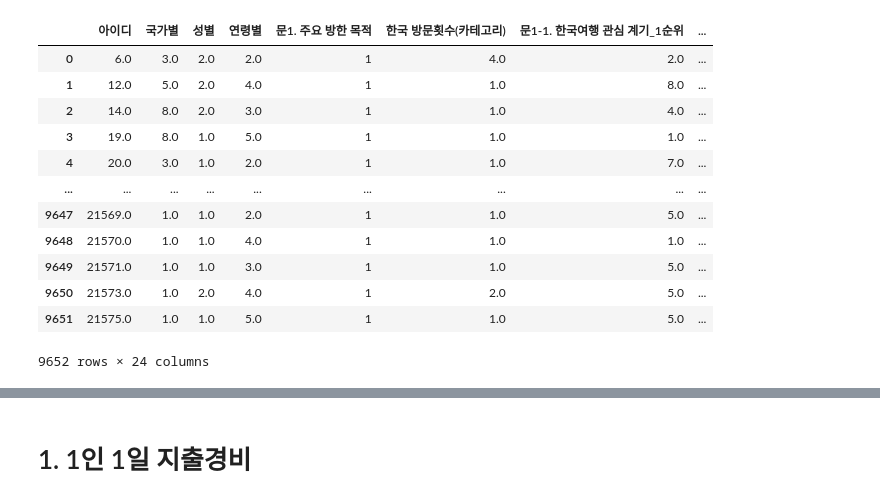
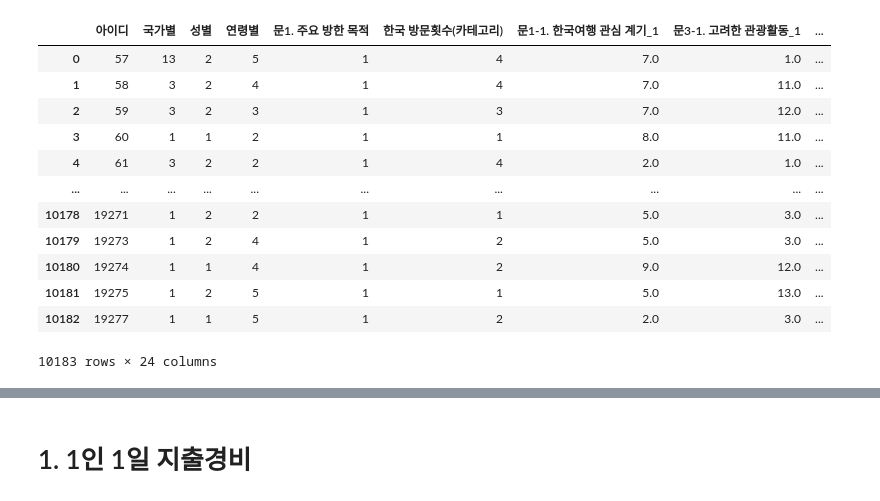
Before and after one commit to mariethecat08/korea-tour-recommender, a Jupyter notebook: notebooks/실험용/4차_전처리.ipynb, the cells around one changed output, grey strips where cells are left out. Cells and saved outputs as stored; diff of their text form; code cells hidden in the pictures.

```diff
--- a/notebooks/실험용/4차_전처리.ipynb
+++ b/notebooks/실험용/4차_전처리.ipynb
@@ -1,33 +1,33 @@
 # %%
 import pandas as pd
 import warnings
 import re
 import matplotlib.pyplot as plt
 from matplotlib import font_manager, rc
 import numpy as np
 
 # warning 없애기
 warnings.filterwarnings("ignore")
 
 # 글씨체 깨짐 방지
 plt.rcParams['font.family'] = 'Malgun Gothic'
 plt.rcParams['axes.unicode_minus'] = False
 
 
 # df = pd.read_csv('C:/Users/wndus/OneDrive/바탕 화면/관광지추천/2차_전처리.csv', encoding = 'utf-8')
-df = pd.read_csv('C:/Users/sopi0/codes/korea-tour-recommender/data/3차_전처리.csv')
+df = pd.read_csv('C:/Users/sopi0/codes/korea-tour-recommender/data/2024_3차_전처리.csv')
 df
 # %% [output]
-|  | 아이디 | 국가별 | 성별 | 연령별 | 문1. 주요 방한 목적 | 한국 방문횟수(카테고리) | 문1-1. 한국여행 관심 계기_1순위 | ... |
-| 0 | 6.0 | 3.0 | 2.0 | 2.0 | 1 | 4.0 | 2.0 | ... |
-| 1 | 12.0 | 5.0 | 2.0 | 4.0 | 1 | 1.0 | 8.0 | ... |
-| 2 | 14.0 | 8.0 | 2.0 | 3.0 | 1 | 1.0 | 4.0 | ... |
-| 3 | 19.0 | 8.0 | 1.0 | 5.0 | 1 | 1.0 | 1.0 | ... |
-| 4 | 20.0 | 3.0 | 1.0 | 2.0 | 1 | 1.0 | 7.0 | ... |
-| ... | ... | ... | ... | ... | ... | ... | ... | ... |
-| 9647 | 21569.0 | 1.0 | 1.0 | 2.0 | 1 | 1.0 | 5.0 | ... |
-| 9648 | 21570.0 | 1.0 | 1.0 | 4.0 | 1 | 1.0 | 1.0 | ... |
-| 9649 | 21571.0 | 1.0 | 1.0 | 3.0 | 1 | 1.0 | 5.0 | ... |
-| 9650 | 21573.0 | 1.0 | 2.0 | 4.0 | 1 | 2.0 | 5.0 | ... |
-| 9651 | 21575.0 | 1.0 | 1.0 | 5.0 | 1 | 1.0 | 5.0 | ... |
+|  | 아이디 | 국가별 | 성별 | 연령별 | 문1. 주요 방한 목적 | 한국 방문횟수(카테고리) | 문1-1. 한국여행 관심 계기_1 | 문3-1. 고려한 관광활동_1 | ... |
+| 0 | 57 | 13 | 2 | 5 | 1 | 4 | 7.0 | 1.0 | ... |
+| 1 | 58 | 3 | 2 | 4 | 1 | 4 | 7.0 | 11.0 | ... |
+| 2 | 59 | 3 | 2 | 3 | 1 | 3 | 7.0 | 12.0 | ... |
+| 3 | 60 | 1 | 1 | 2 | 1 | 1 | 8.0 | 11.0 | ... |
+| 4 | 61 | 3 | 2 | 2 | 1 | 4 | 2.0 | 1.0 | ... |
+| ... | ... | ... | ... | ... | ... | ... | ... | ... | ... |
+| 10178 | 19271 | 1 | 2 | 2 | 1 | 1 | 5.0 | 3.0 | ... |
+| 10179 | 19273 | 1 | 2 | 4 | 1 | 2 | 5.0 | 3.0 | ... |
+| 10180 | 19274 | 1 | 1 | 4 | 1 | 2 | 9.0 | 12.0 | ... |
+| 10181 | 19275 | 1 | 2 | 5 | 1 | 1 | 5.0 | 13.0 | ... |
+| 10182 | 19277 | 1 | 1 | 5 | 1 | 2 | 2.0 | 3.0 | ... |
-9652 rows × 24 columns
+10183 rows × 24 columns
```
Also changed, not shown: parts of 39 cells of this notebook, 27 other files.
